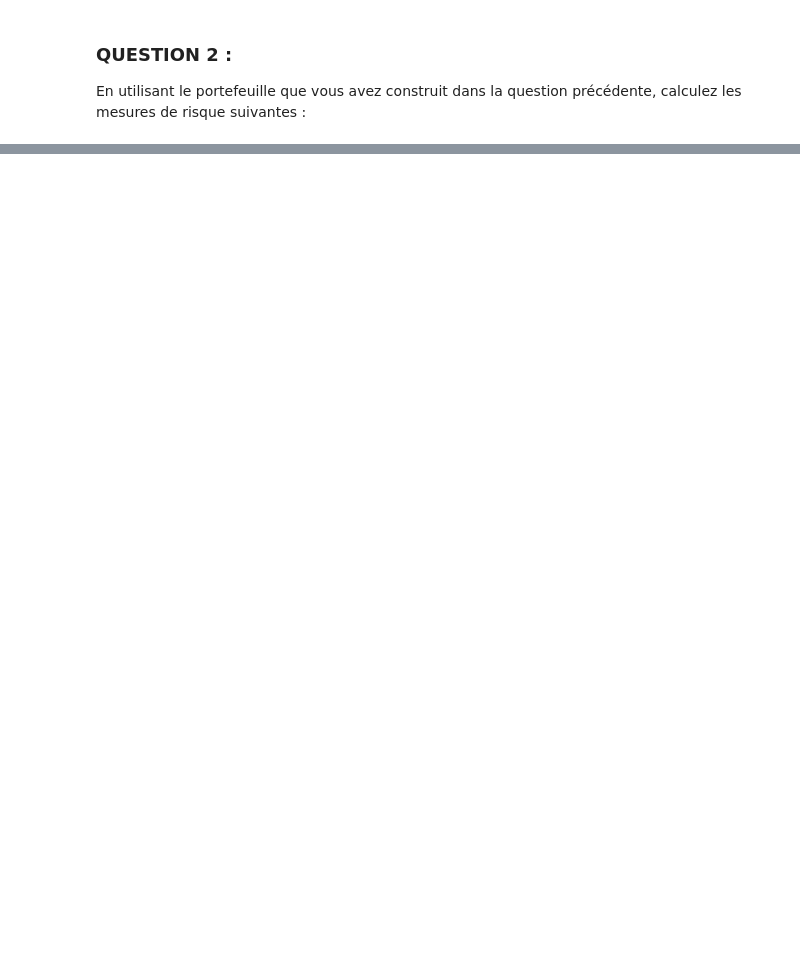
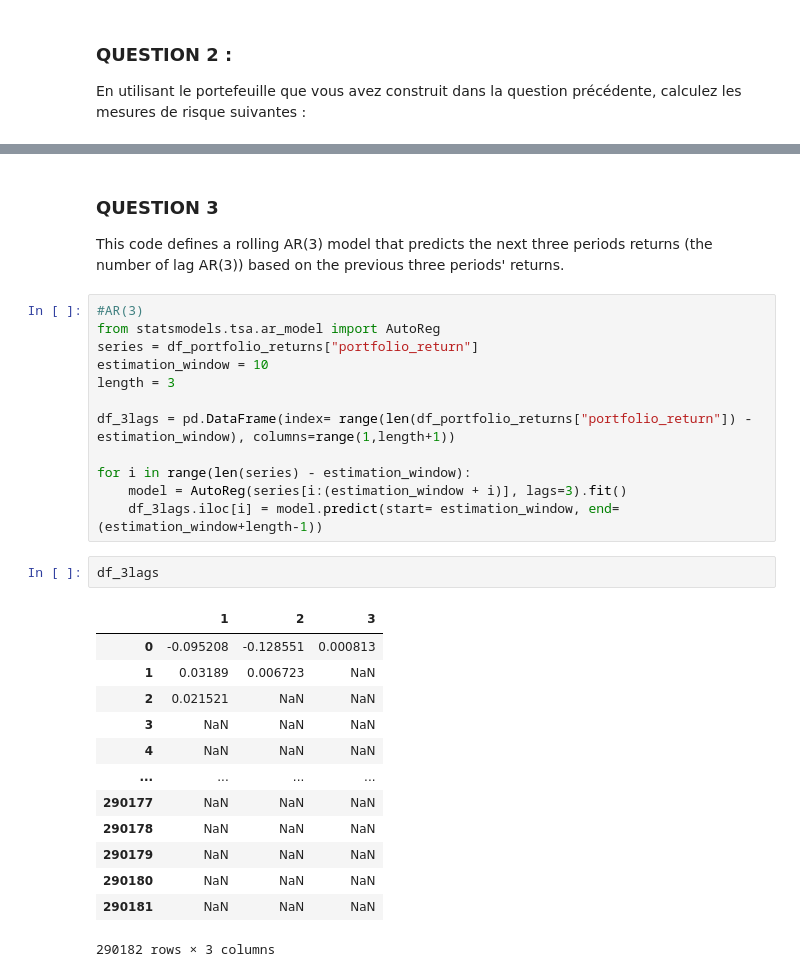
Before and after one commit to ThomasDeConinck/Econometrie-ETUDE-DE-CAS-1-, a Jupyter notebook: ETUDE DE CAS ECONO 1.ipynb, the cells around one changed output, grey strips where cells are left out. Drawn from its saved outputs; the diff is of its cells as text; blank space fills up the shorter version.

```diff
--- a/ETUDE DE CAS ECONO 1.ipynb
+++ b/ETUDE DE CAS ECONO 1.ipynb
@@ -291,0 +328,32 @@ mesures de risque suivantes :
+# %% [markdown]
+### QUESTION 3
+
+This code defines a rolling AR(3) model that predicts the next three periods returns (the number of lag AR(3)) based on the previous three periods' returns.
+# %%
+#AR(3)
+from statsmodels.tsa.ar_model import AutoReg
+series = df_portfolio_returns["portfolio_return"]
+estimation_window = 10
+length = 3
+
+df_3lags = pd.DataFrame(index= range(len(df_portfolio_returns["portfolio_return"]) - estimation_window), columns=range(1,length+1))
+
+for i in range(len(series) - estimation_window):
+    model = AutoReg(series[i:(estimation_window + i)], lags=3).fit()
+    df_3lags.iloc[i] = model.predict(start= estimation_window, end=(estimation_window+length-1))
+# %%
+df_3lags
+# %% [output]
+|  | 1 | 2 | 3 |
+| 0 | -0.095208 | -0.128551 | 0.000813 |
+| 1 | 0.03189 | 0.006723 | NaN |
+| 2 | 0.021521 | NaN | NaN |
+| 3 | NaN | NaN | NaN |
+| 4 | NaN | NaN | NaN |
+| ... | ... | ... | ... |
+| 290177 | NaN | NaN | NaN |
+| 290178 | NaN | NaN | NaN |
+| 290179 | NaN | NaN | NaN |
+| 290180 | NaN | NaN | NaN |
+| 290181 | NaN | NaN | NaN |
+290182 rows × 3 columns
```
Also changed, not shown: parts of 8 cells of this notebook.
